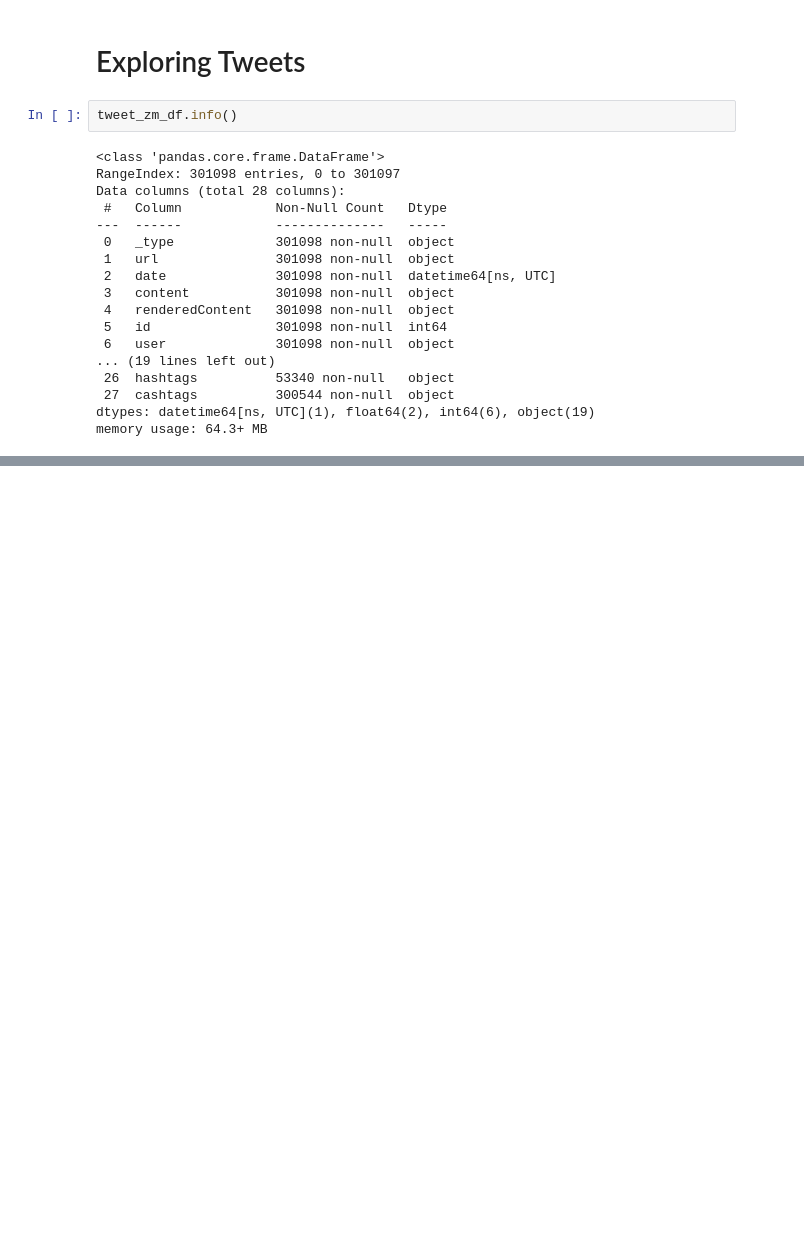
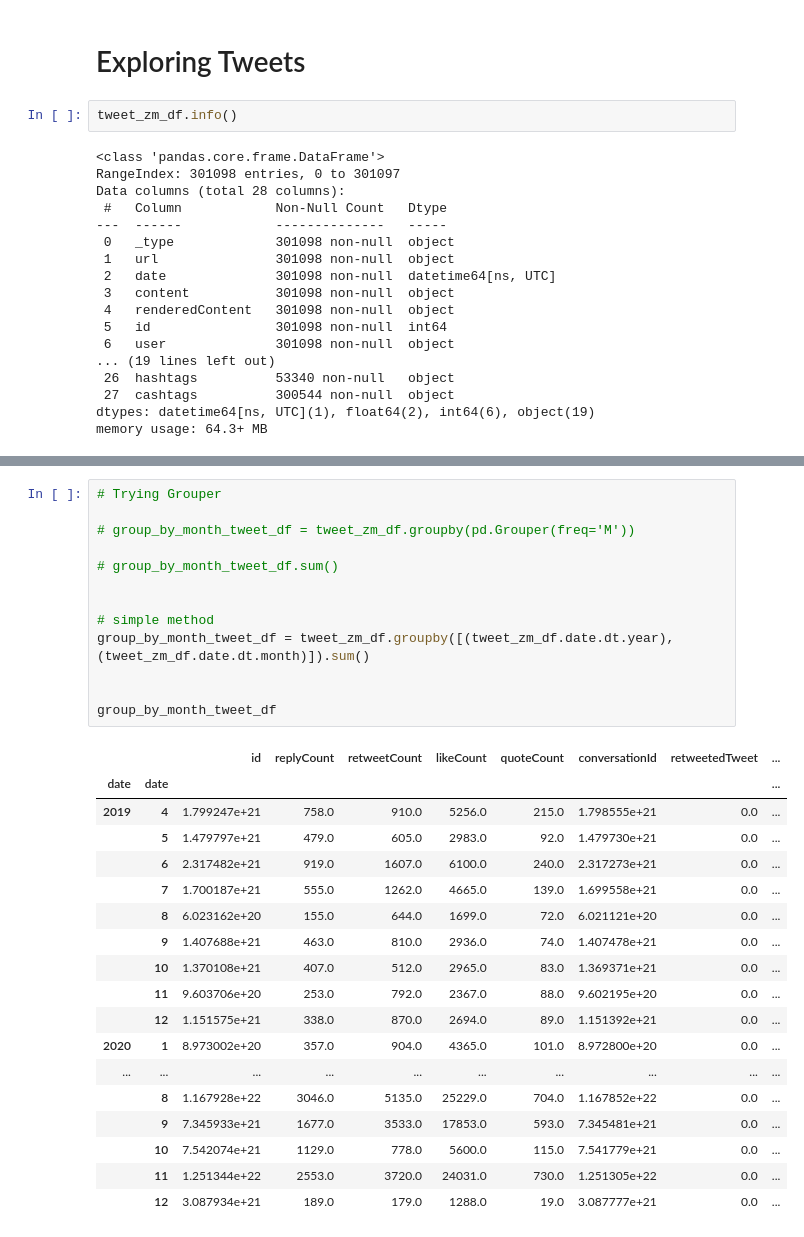
Before and after one commit to kwcode2016/snscrape-explore, a Jupyter notebook: eda-zm.ipynb, the cells around one changed output, grey strips where cells are left out. Saved outputs shown, nothing was run; the diff lists cells and outputs as text; blank space fills up the shorter version.

Commit message:
EDA - groupby month added

```diff
--- a/eda-zm.ipynb
+++ b/eda-zm.ipynb
@@ -91,3 +91,35 @@ tweets 2021 - zm prices stable i think, but still high
 tweets 2022 - price goes down
 (53948, 28)
 notice the number of tweets per year is going down. But take note that      2022 is not full and 2019 is not full either as zm went public in april 2019 i think
+# %%
+# Trying Grouper
+
+# group_by_month_tweet_df = tweet_zm_df.groupby(pd.Grouper(freq='M'))
+
+# group_by_month_tweet_df.sum()
+
+
+# simple method
+group_by_month_tweet_df = tweet_zm_df.groupby([(tweet_zm_df.date.dt.year), (tweet_zm_df.date.dt.month)]).sum()
+
+
+group_by_month_tweet_df
+# %% [output]
+|  |  | id | replyCount | retweetCount | likeCount | quoteCount | conversationId | retweetedTweet | ... |
+| date | date |  |  |  |  |  |  |  | ... |
+| 2019 | 4 | 1.799247e+21 | 758.0 | 910.0 | 5256.0 | 215.0 | 1.798555e+21 | 0.0 | ... |
+|  | 5 | 1.479797e+21 | 479.0 | 605.0 | 2983.0 | 92.0 | 1.479730e+21 | 0.0 | ... |
+|  | 6 | 2.317482e+21 | 919.0 | 1607.0 | 6100.0 | 240.0 | 2.317273e+21 | 0.0 | ... |
+|  | 7 | 1.700187e+21 | 555.0 | 1262.0 | 4665.0 | 139.0 | 1.699558e+21 | 0.0 | ... |
+|  | 8 | 6.023162e+20 | 155.0 | 644.0 | 1699.0 | 72.0 | 6.021121e+20 | 0.0 | ... |
+|  | 9 | 1.407688e+21 | 463.0 | 810.0 | 2936.0 | 74.0 | 1.407478e+21 | 0.0 | ... |
+|  | 10 | 1.370108e+21 | 407.0 | 512.0 | 2965.0 | 83.0 | 1.369371e+21 | 0.0 | ... |
+|  | 11 | 9.603706e+20 | 253.0 | 792.0 | 2367.0 | 88.0 | 9.602195e+20 | 0.0 | ... |
+|  | 12 | 1.151575e+21 | 338.0 | 870.0 | 2694.0 | 89.0 | 1.151392e+21 | 0.0 | ... |
+| 2020 | 1 | 8.973002e+20 | 357.0 | 904.0 | 4365.0 | 101.0 | 8.972800e+20 | 0.0 | ... |
+| ... | ... | ... | ... | ... | ... | ... | ... | ... | ... |
+|  | 8 | 1.167928e+22 | 3046.0 | 5135.0 | 25229.0 | 704.0 | 1.167852e+22 | 0.0 | ... |
+|  | 9 | 7.345933e+21 | 1677.0 | 3533.0 | 17853.0 | 593.0 | 7.345481e+21 | 0.0 | ... |
+|  | 10 | 7.542074e+21 | 1129.0 | 778.0 | 5600.0 | 115.0 | 7.541779e+21 | 0.0 | ... |
+|  | 11 | 1.251344e+22 | 2553.0 | 3720.0 | 24031.0 | 730.0 | 1.251305e+22 | 0.0 | ... |
+|  | 12 | 3.087934e+21 | 189.0 | 179.0 | 1288.0 | 19.0 | 3.087777e+21 | 0.0 | ... |
```
Also changed, not shown: parts of 1 cell of this notebook.
